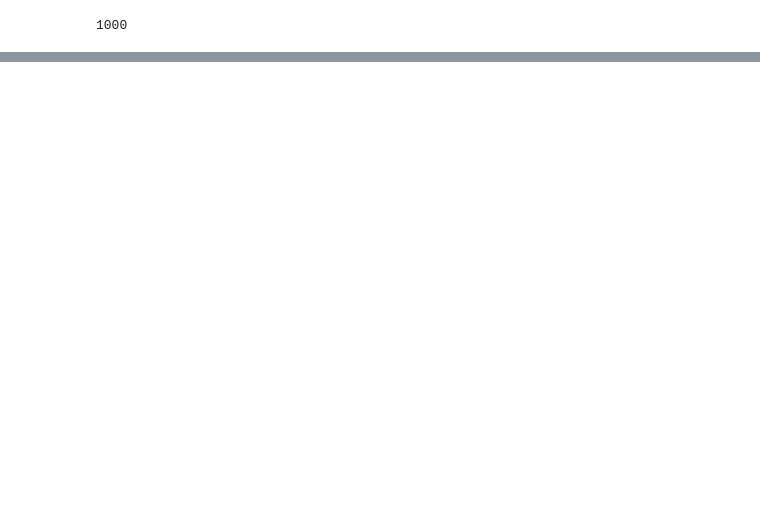
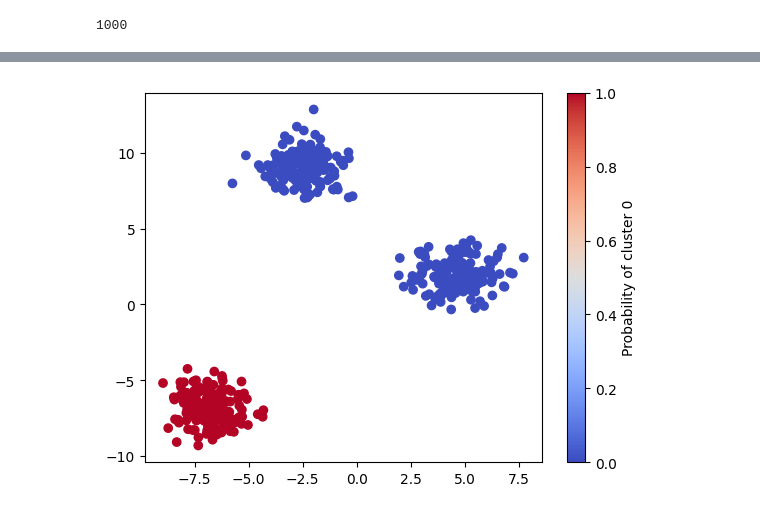
Before and after one commit to Amith1434/ML_Book_Journy, a Jupyter notebook: Chapter_9(Unsupervised).ipynb, the cells around one changed output, grey strips where cells are left out. Saved outputs shown, nothing was run; the diff lists cells and outputs as text; code cells hidden in the pictures; blank space fills up the shorter version.

```diff
--- a/Chapter_9(Unsupervised).ipynb
+++ b/Chapter_9(Unsupervised).ipynb
@@ -330,0 +337,8 @@ array([ 0,  1,  0,  2,  0,  1,  0,  3,  4,  5,  0,  6,  2,  0,  5,  3,  2,
+# %%
+from sklearn.datasets import make_blobs
+X,y = make_blobs(n_samples=500,centers=3, random_state=42)
+# %%
+from sklearn.mixture import GaussianMixture
+gm = GaussianMixture(n_components = 3, n_init=10)
+gm.fit(X)
+gm.weights_
@@ -330,0 +427,7 @@ array([ 0,  1,  0,  2,  0,  1,  0,  3,  4,  5,  0,  6,  2,  0,  5,  3,  2,
+# %%
+probs = gm.predict_proba(X)
+plt.scatter(X[:,0],X[:,1],c=probs[:,0],cmap='coolwarm')
+plt.colorbar(label='Probability of cluster 0')
+plt.show()
+# %% [output]
+[figure, added]
```
Also changed, not shown: parts of 26 cells of this notebook.
